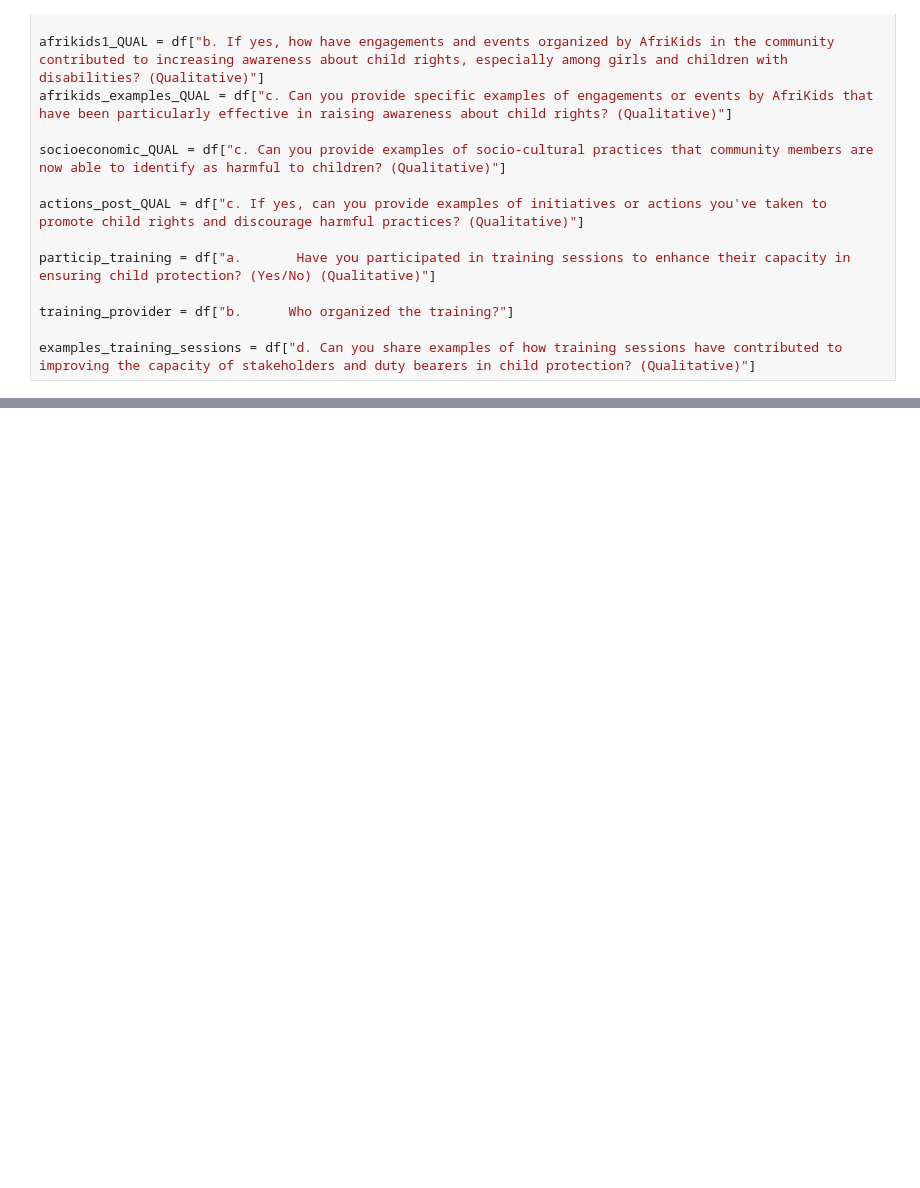
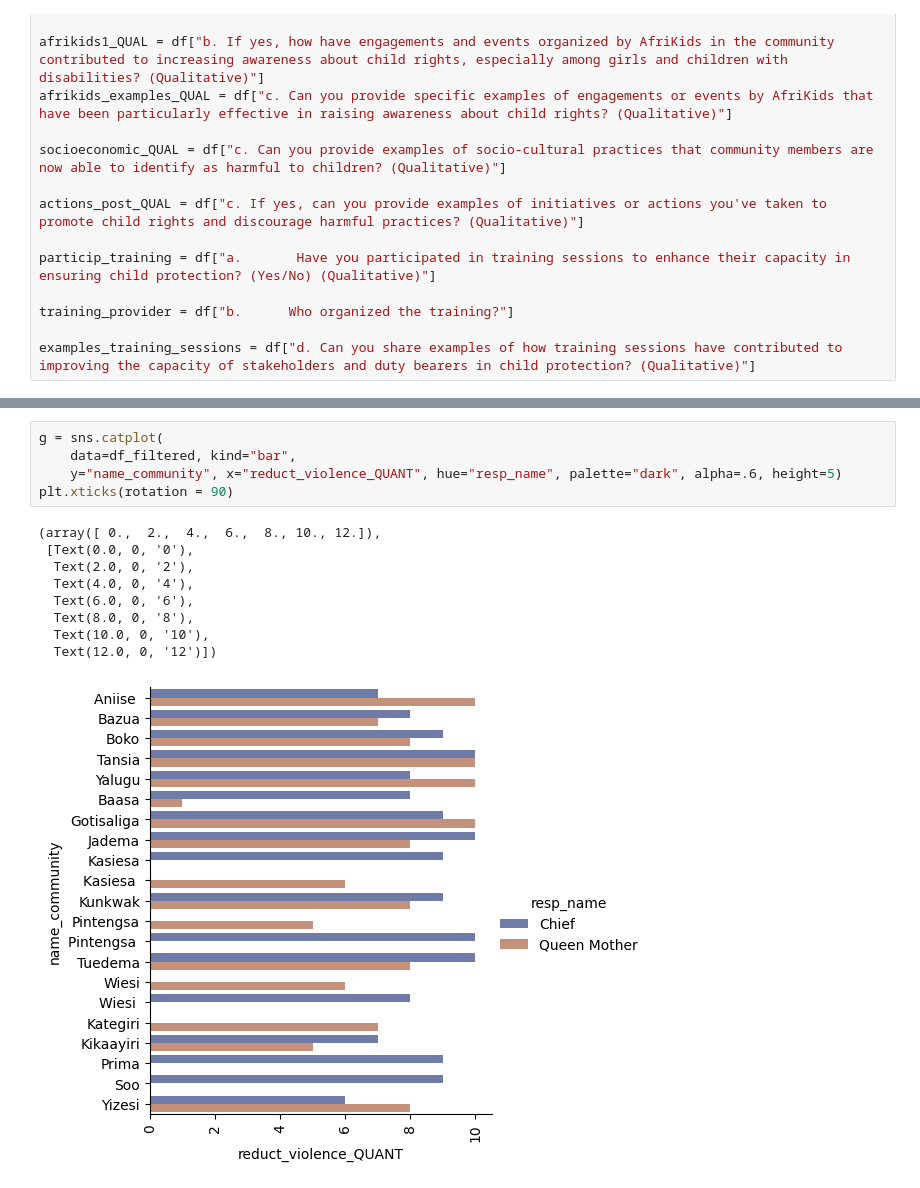
Before and after one commit to dfglondon24/Team-1, a Jupyter notebook: sofia_queen_chief.ipynb, the cells around one changed output, grey strips where cells are left out. Cells and saved outputs as stored; diff of their text form; blank space fills up the shorter version.

```diff
--- a/sofia_queen_chief.ipynb
+++ b/sofia_queen_chief.ipynb
@@ -50,0 +115,15 @@ Name: d. Can you share examples of how training sessions have contributed to imp
+# %%
+g = sns.catplot(
+    data=df_filtered, kind="bar",
+    y="name_community", x="reduct_violence_QUANT", hue="resp_name", palette="dark", alpha=.6, height=5)
+plt.xticks(rotation = 90)
+# %% [output]
+(array([ 0.,  2.,  4.,  6.,  8., 10., 12.]),
+ [Text(0.0, 0, '0'),
+  Text(2.0, 0, '2'),
+  Text(4.0, 0, '4'),
+  Text(6.0, 0, '6'),
+  Text(8.0, 0, '8'),
+  Text(10.0, 0, '10'),
+  Text(12.0, 0, '12')])
+[figure, added]
```
Also changed, not shown: parts of 7 cells of this notebook.
